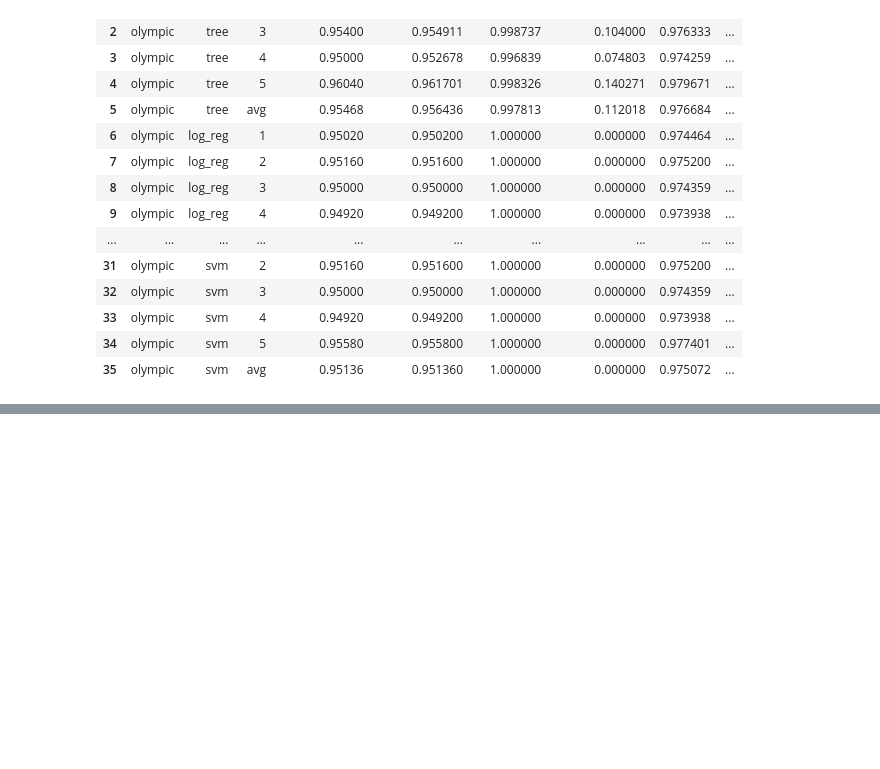
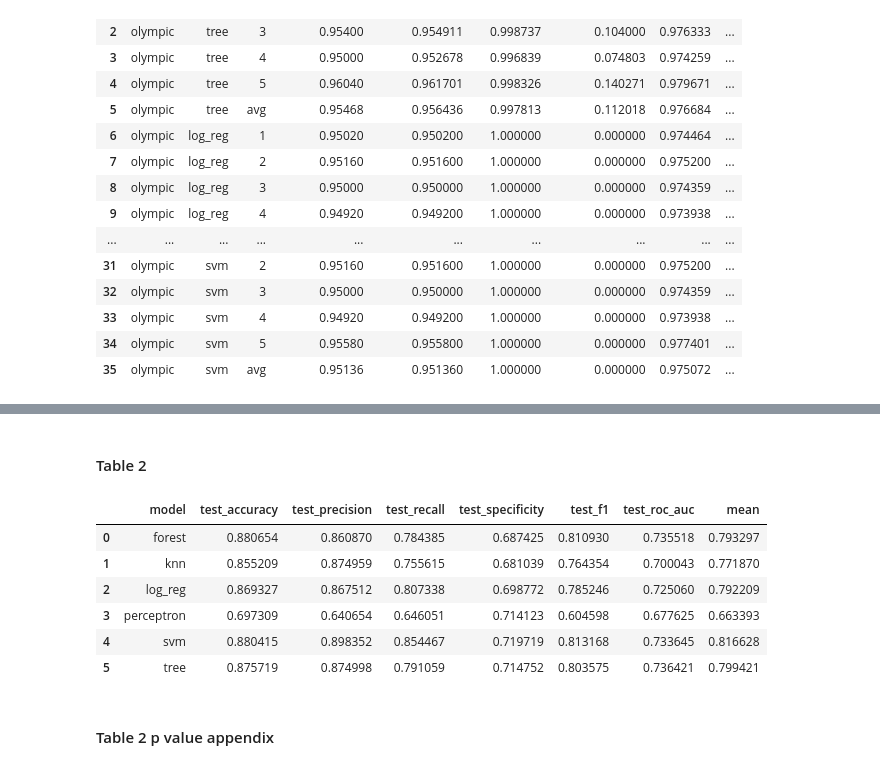
Before and after one commit to Yunchun/Supervised-ML-Comparisons, a Jupyter notebook: project.ipynb, the cells around one changed output, grey strips where cells are left out. Cells and saved outputs as stored; diff of their text form; code cells hidden in the pictures; blank space fills up the shorter version.

```diff
--- a/project.ipynb
+++ b/project.ipynb
@@ -1245,0 +1302,15 @@ pd.read_csv('results/olympic_results.csv')
+# %%
+# combine datasets
+cardio_results = pd.read_csv('results/cardio_results.csv')
+olympic_results = pd.read_csv('results/olympic_results.csv')
+olympic_results.columns = cardio_results.columns
+airbnb_results = pd.read_csv('results/airbnb_results.csv')
+airbnb_results.columns = cardio_results.columns
+aus_results = pd.read_csv('results/aus_results.csv')
+results = cardio_results.append([olympic_results, airbnb_results, aus_results], ignore_index = True)
+# %%
+train_metrics = ["train_" + x for x in list(scoring.keys())]
+test_metrics = ["test_" + x for x in list(scoring.keys())]
+# %%
+test_avg_results = results.loc[results['trial'] == 'avg', ['dataset', 'model', 'trial'] + test_metrics]
+test_avg_results = test_avg_results.reset_index(drop = True)
@@ -1245,0 +1328,17 @@ pd.read_csv('results/olympic_results.csv')
+# %% [markdown]
+#### Table 2
+# %%
+table2 = test_avg_results.groupby(by='model').mean()
+table2['mean'] = table2.apply(np.mean, axis = 1)
+table2 = table2.reset_index()
+table2
+# %% [output]
+|  | model | test_accuracy | test_precision | test_recall | test_specificity | test_f1 | test_roc_auc | mean |
+| 0 | forest | 0.880654 | 0.860870 | 0.784385 | 0.687425 | 0.810930 | 0.735518 | 0.793297 |
+| 1 | knn | 0.855209 | 0.874959 | 0.755615 | 0.681039 | 0.764354 | 0.700043 | 0.771870 |
+| 2 | log_reg | 0.869327 | 0.867512 | 0.807338 | 0.698772 | 0.785246 | 0.725060 | 0.792209 |
+| 3 | perceptron | 0.697309 | 0.640654 | 0.646051 | 0.714123 | 0.604598 | 0.677625 | 0.663393 |
+| 4 | svm | 0.880415 | 0.898352 | 0.854467 | 0.719719 | 0.813168 | 0.733645 | 0.816628 |
+| 5 | tree | 0.875719 | 0.874998 | 0.791059 | 0.714752 | 0.803575 | 0.736421 | 0.799421 |
+# %% [markdown]
+#### Table 2 p value appendix
```
Also changed, not shown: parts of 27 cells of this notebook.
